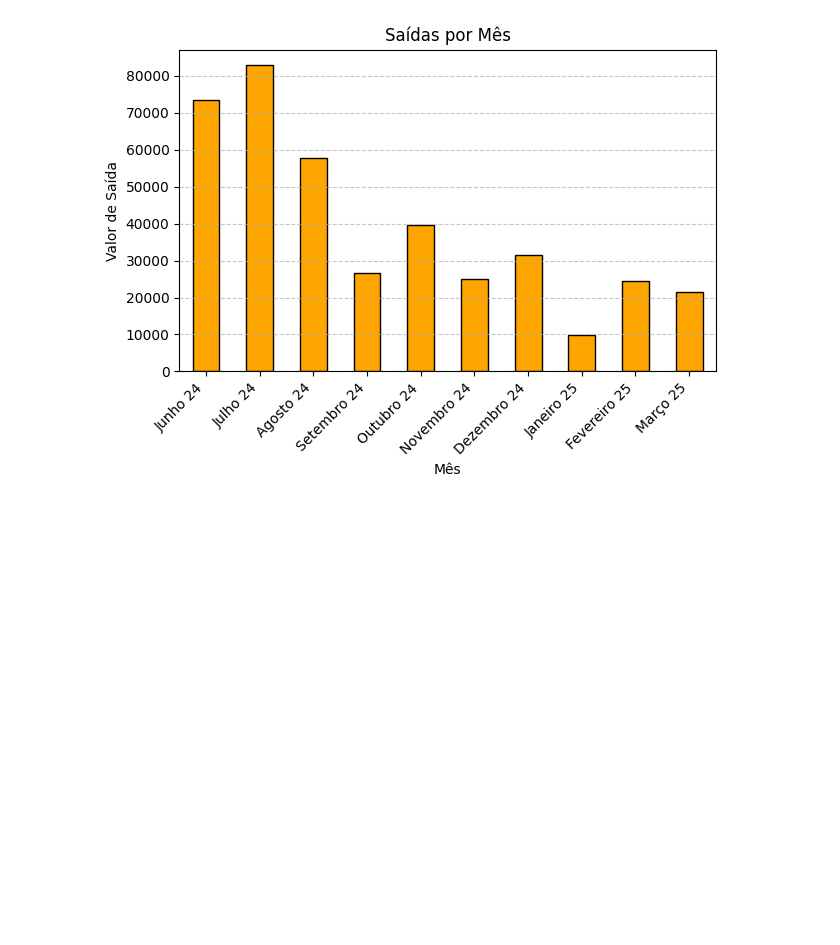
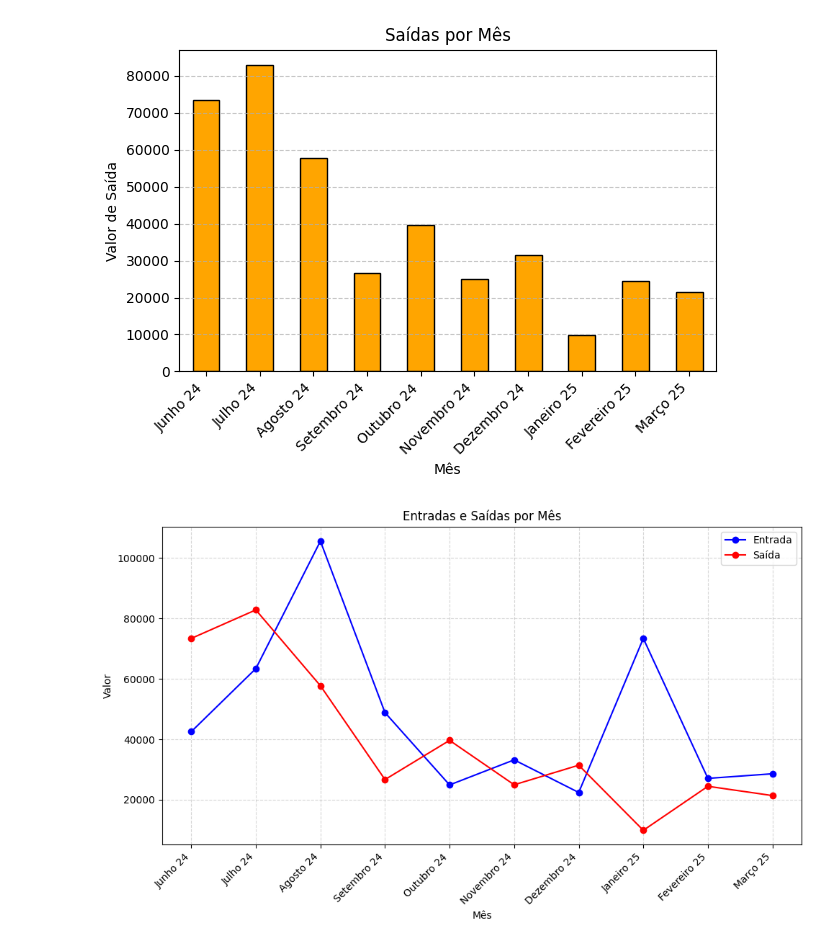
Before and after one commit to Yasmin-min/Analise_de_dados_sobre_residuos_eletronico, a Jupyter notebook: graficosb.ipynb, the cells around one changed output. Drawn from its saved outputs; the diff is of its cells as text; code cells hidden in the pictures; blank space fills up the shorter version.

Commit message:
Grafico de linha comparando entrada e sainda

```diff
--- a/graficosb.ipynb
+++ b/graficosb.ipynb
@@ -43,3 +43,22 @@ plt.grid(axis='y', linestyle='--', alpha=0.7)
 plt.show()
 # %% [output]
 [figure]
+# %%
+df_t = df.T
+df_t.columns = ['Entrada', 'Saída']
+
+# Gráfico de linhas
+plt.figure(figsize=(10, 6))
+plt.plot(df_t.index, df_t['Entrada'], marker='o', label='Entrada', color='blue')
+plt.plot(df_t.index, df_t['Saída'], marker='o', label='Saída', color='red')
+
+plt.title('Entradas e Saídas por Mês')
+plt.xlabel('Mês')
+plt.ylabel('Valor')
+plt.xticks(rotation=45, ha='right')
+plt.grid(True, linestyle='--', alpha=0.5)
+plt.legend()
+plt.tight_layout()
+plt.show()
+# %% [output]
+[figure, added]
```
